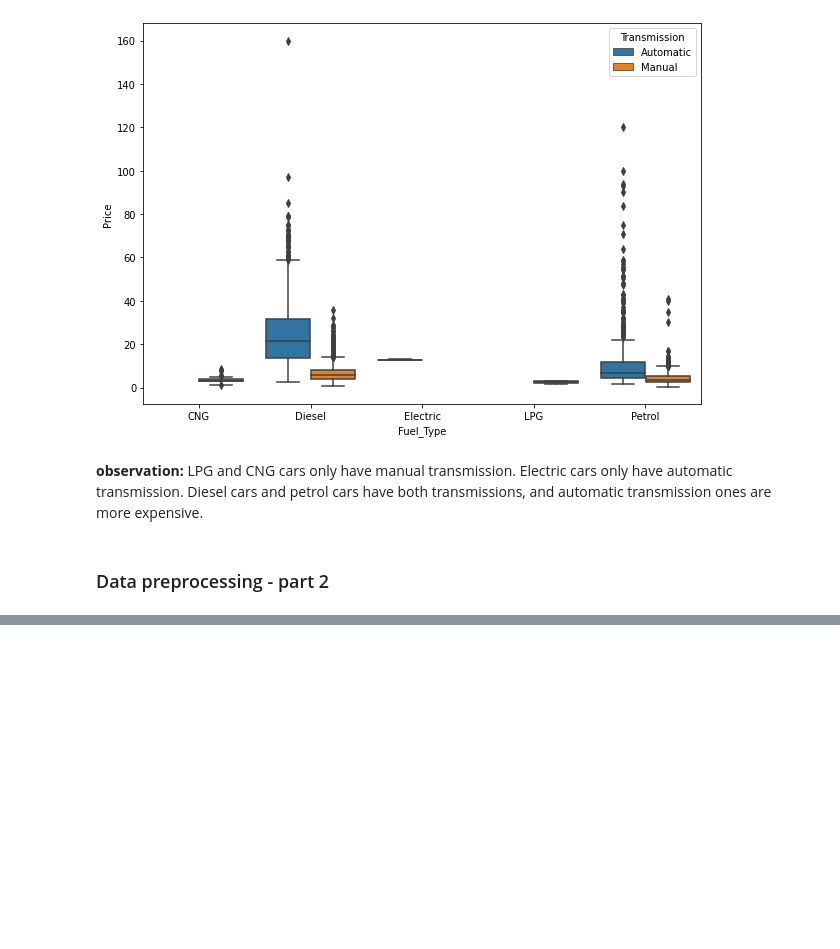
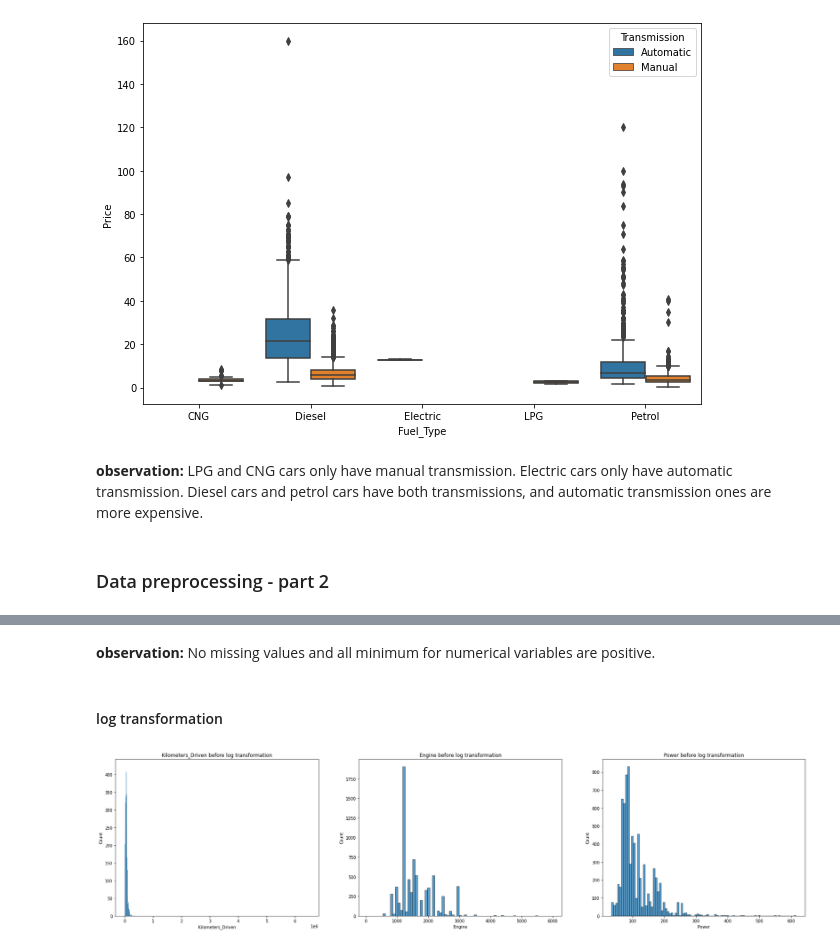
Before and after one commit to liangym2014/Data-science-and-machine-learning, a Jupyter notebook: 2.Cars4U_Project_Solution_Yanming.ipynb, the cells around one changed output, grey strips where cells are left out. Saved outputs shown, nothing was run; the diff lists cells and outputs as text; code cells hidden in the pictures; blank space fills up the shorter version.

Commit message:
Add data preprocessing-part 2
Fill missing values
Log transformation
Outlier treatment
Create dummy variable for some of categorical variables

```diff
--- a/2.Cars4U_Project_Solution_Yanming.ipynb
+++ b/2.Cars4U_Project_Solution_Yanming.ipynb
@@ -603,5 +621,8 @@ df = phase4.copy() # univariate analysis and bivariate analysis completed. delet
 # %%
-# fill the missing values with median
-df[['Mileage', 'Engine', 'Power', 'Seats', 'Price']] = df[['Mileage', 'Engine', 'Power', 'Seats', 'Price']].apply(lambda x: x.fillna(x.median()))
+# fill numerical columns with median
+df[['Mileage', 'Engine', 'Power', 'Price']] = df[['Mileage', 'Engine', 'Power', 'Price']].apply(lambda x: x.fillna(x.median()))
+# fill categorical columns with mode
+df['Seats'].fillna(df['Seats'].mode()[0], inplace = True)
+
 df.head()
 # %% [output]
@@ -638,0 +651,24 @@ dtype: float64
+# %% [markdown]
+**observation:** No missing values and all minimum for numerical variables are positive.
+# %%
+phase5 = df.copy()   # delete !!!!!!!!!!!!!!!!!!!!!!!!!!!!!!!!!!!!!!!!!!!!!!!!!!
+# %%
+df = phase5.copy() # fillna completed. delete !!!!!!!!!!!!!!!!!!!!!!!!!!!!!!!!!!!!!!!!!!!!!!!!!!
+# %% [markdown]
+#### log transformation
+# %%
+plt.figure(figsize = (30,7))
+
+plt.subplot(1, 3, 1)
+sns.histplot(df['Kilometers_Driven']);
+plt.title('Kilometers_Driven before log transformation');
+
+plt.subplot(1, 3, 2)
+sns.histplot(df['Engine']);
+plt.title('Engine before log transformation');
+
+plt.subplot(1, 3, 3)
+sns.histplot(df['Power']);
+plt.title('Power before log transformation');
+# %% [output]
+[figure, added]
```
Also changed, not shown: parts of 23 cells of this notebook.
